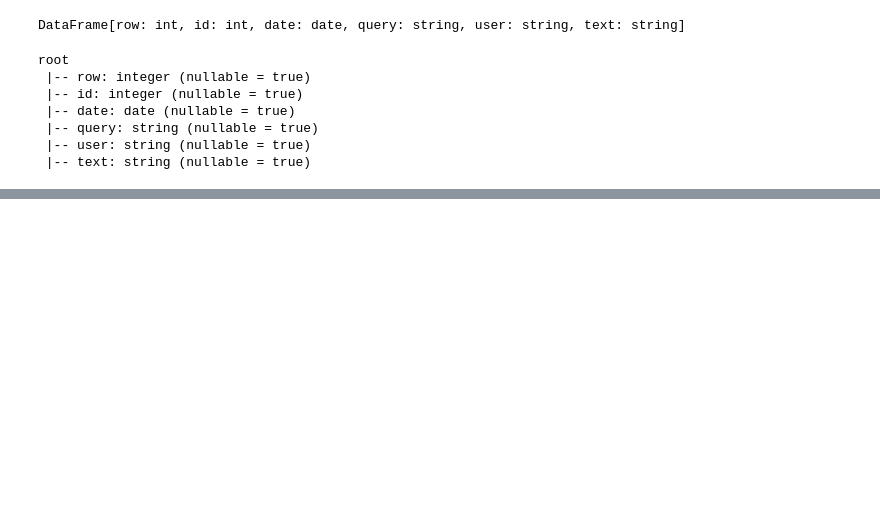
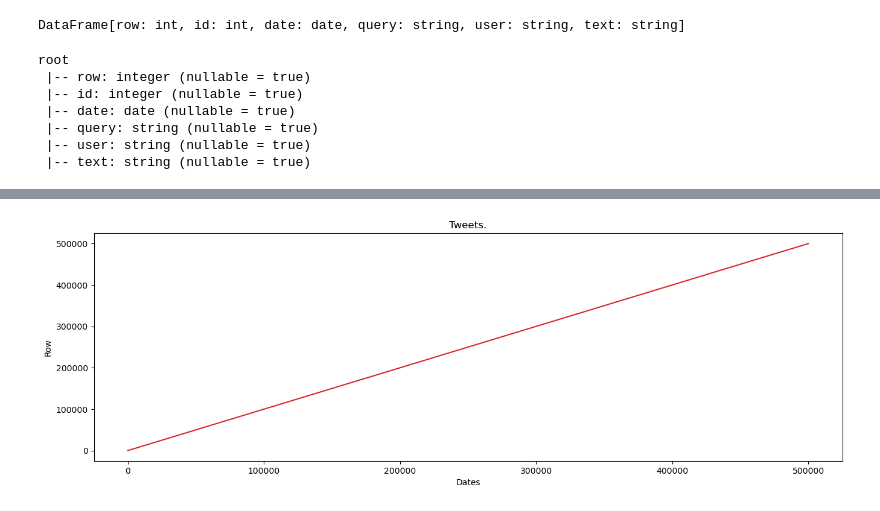
Before and after one commit to jlac23/2020092_Integrated_CA, a Jupyter notebook: 2020092ca2.ipynb, the cells around one changed output, grey strips where cells are left out. Saved outputs shown, nothing was run; the diff lists cells and outputs as text; code cells hidden in the pictures; blank space fills up the shorter version.

```diff
--- a/2020092ca2.ipynb
+++ b/2020092ca2.ipynb
@@ -233,0 +255,12 @@ only showing top 20 rows
+# %%
+from dateutil.parser import parse
+import matplotlib as mpl
+import matplotlib.pyplot as plt
+import seaborn as sns
+import numpy as np
+import pandas as pd
+plt.rcParams.update({'figure.figsize': (10, 7), 'figure.dpi': 120})
+# %%
+# Import as Dataframe
+T = pd.read_csv('tweets.csv')
+T.head()
@@ -233,0 +284,17 @@ only showing top 20 rows
+# %%
+# convert to datetime using pd.to_datetime
+T['Dates'] = pd.to_datetime(T['Dates'])
+# %%
+# Time series data
+import matplotlib.pyplot as plt
+
+# Draw Plot
+def plot_T(T, x, y, title="Tweets", xlabel='Dates', ylabel='Row', dpi=100):
+    plt.figure(figsize=(16,5), dpi=dpi)
+    plt.plot(x, y, color='tab:red')
+    plt.gca().set(title=title, xlabel=xlabel, ylabel=ylabel)
+    plt.show()
+
+plot_T(T, x=T.index, y=T['Row'], title='Tweets.')
+# %% [output]
+[figure, added]
```
Also changed, not shown: parts of 25 cells of this notebook.
